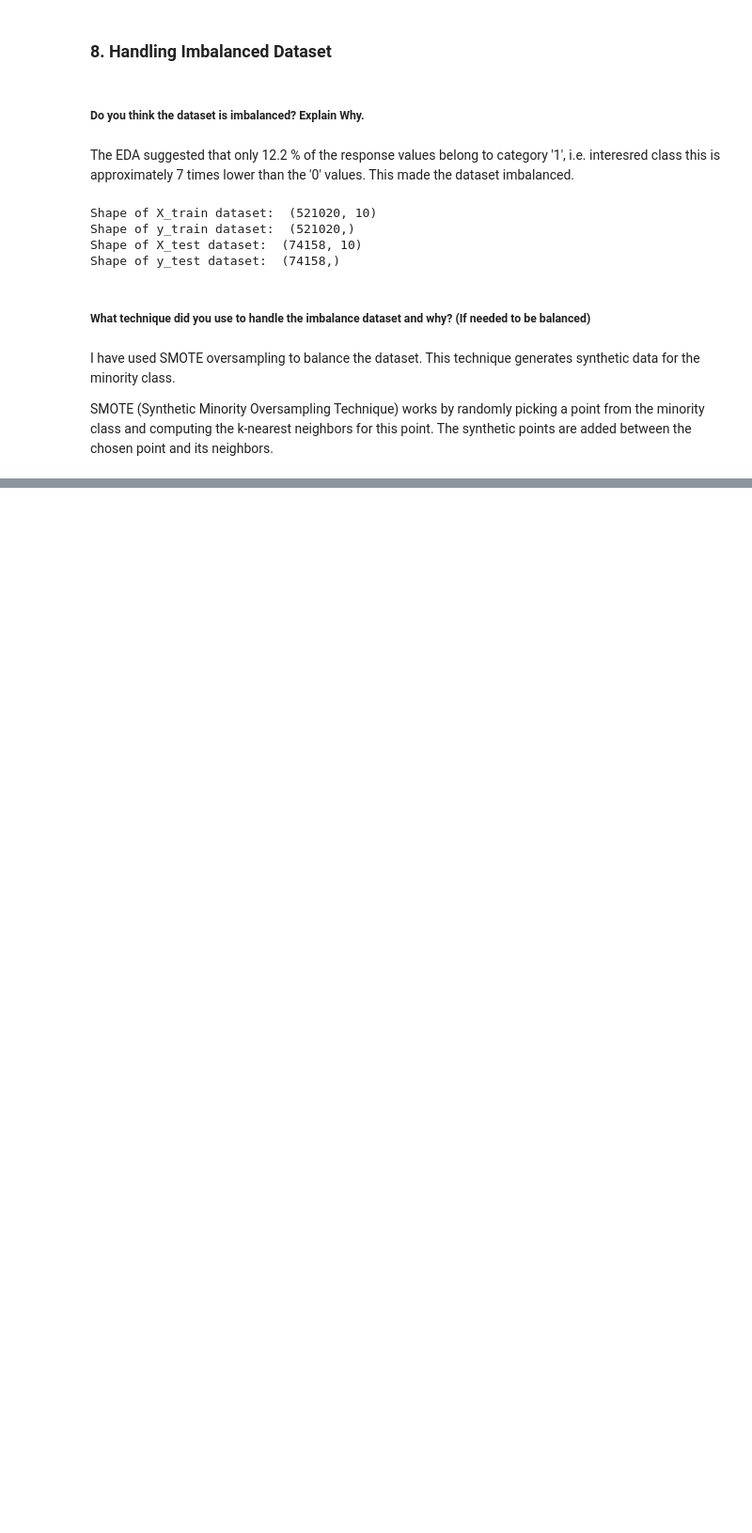
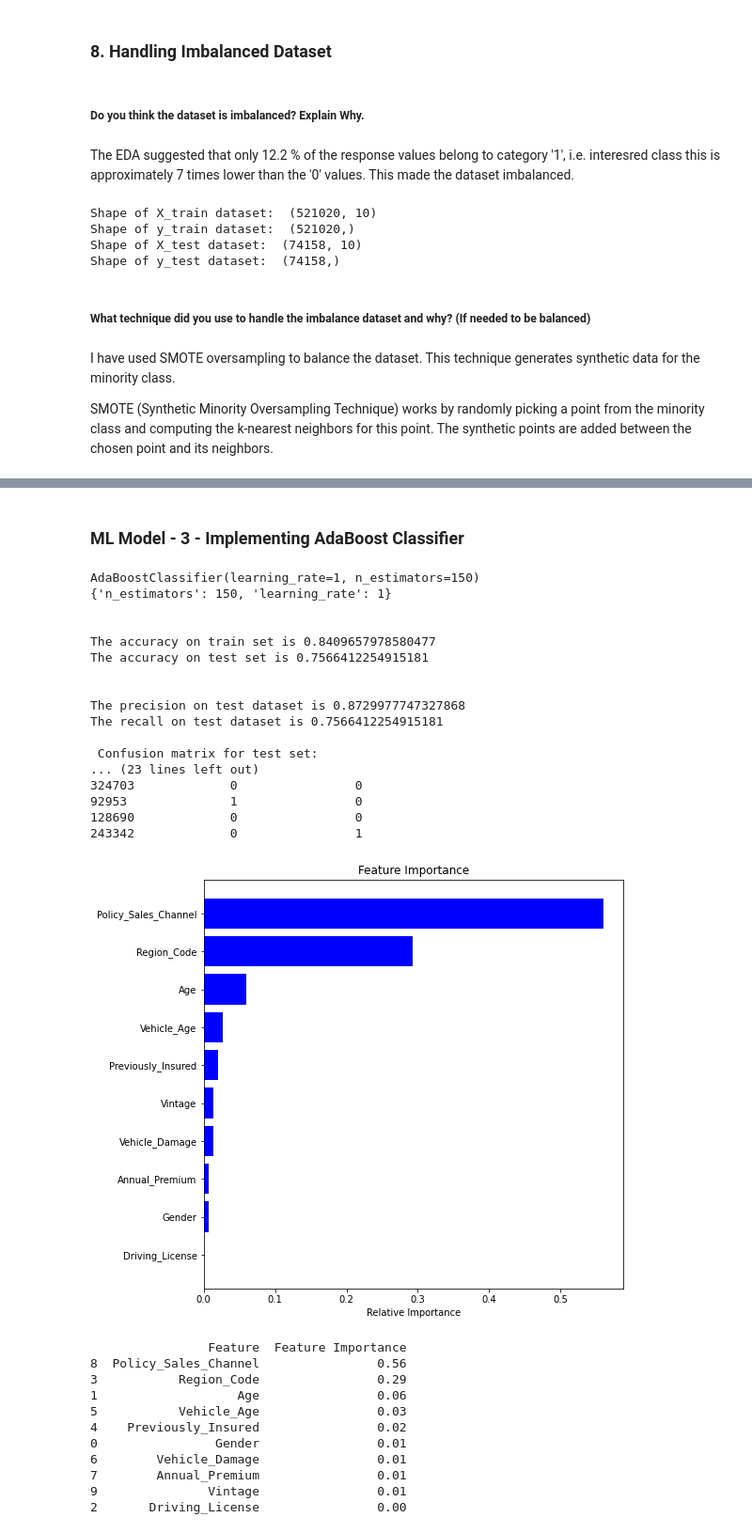
Before and after one commit to DharmeshRV/Health-Insurance-Cross-Sell-Prediction, a Jupyter notebook: Health_Insurance_Cross_Sell_Predictiond0.ipynb, the cells around one changed output, grey strips where cells are left out. Shown at 94% size. Saved outputs shown, nothing was run; the diff lists cells and outputs as text; code cells hidden in the pictures; blank space fills up the shorter version.

```diff
--- a/Health_Insurance_Cross_Sell_Predictiond0.ipynb
+++ b/Health_Insurance_Cross_Sell_Predictiond0.ipynb
@@ -795,0 +1012,2 @@ SMOTE (Synthetic Minority Oversampling Technique) works by randomly picking a po
+# %% [markdown]
+### ML Model - 3 - **Implementing AdaBoost Classifier**
@@ -795,0 +1097,33 @@ SMOTE (Synthetic Minority Oversampling Technique) works by randomly picking a po
+# %%
+# Running the model
+adboost=ada_boost(X_train, X_test, Y_train, Y_test)
+# %% [output]
+AdaBoostClassifier(learning_rate=1, n_estimators=150)
+{'n_estimators': 150, 'learning_rate': 1}
+
+
+The accuracy on train set is 0.8409657978580477
+The accuracy on test set is 0.7566412254915181
+
+
+The precision on test dataset is 0.8729977747327868
+The recall on test dataset is 0.7566412254915181
+
+ Confusion matrix for test set:
+... (23 lines left out)
+324703             0                0
+92953              1                0
+128690             0                0
+243342             0                1
+[figure, added]
+                Feature  Feature Importance
+8  Policy_Sales_Channel                0.56
+3           Region_Code                0.29
+1                   Age                0.06
+5           Vehicle_Age                0.03
+4    Previously_Insured                0.02
+0                Gender                0.01
+6        Vehicle_Damage                0.01
+7        Annual_Premium                0.01
+9               Vintage                0.01
+2       Driving_License                0.00
```
Also changed, not shown: parts of 15 cells of this notebook.
